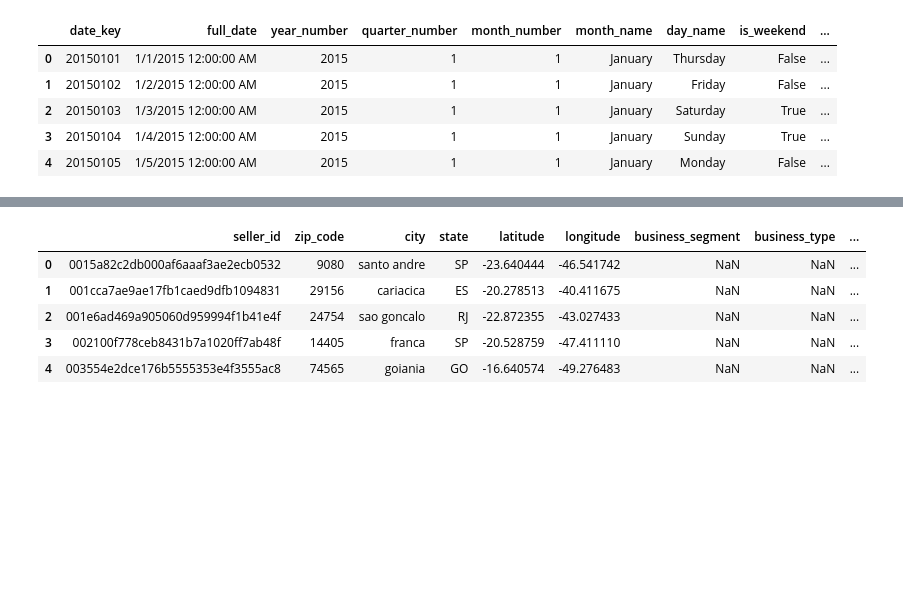
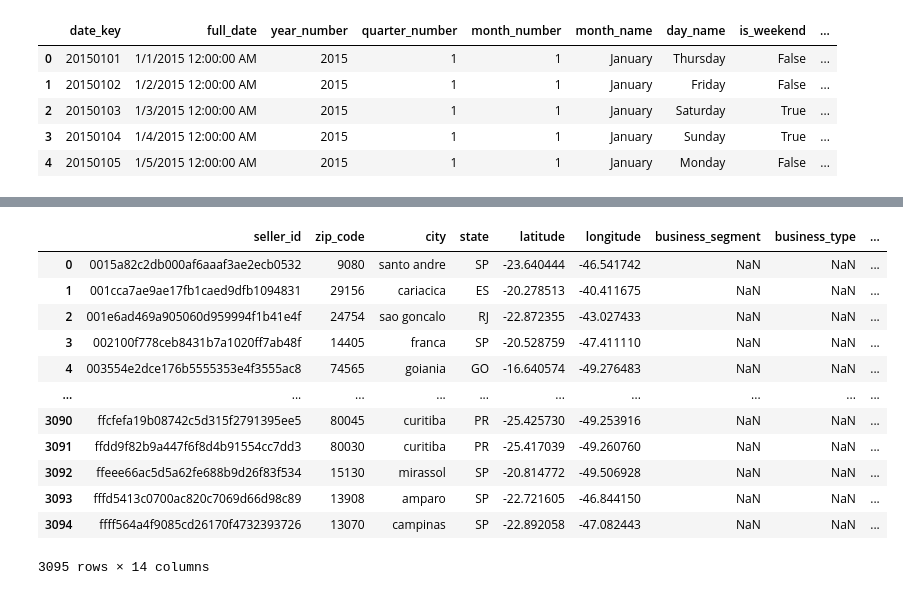
Before and after one commit to NitoBoritto/Olist_Data_Department, a Jupyter notebook: notebooks/preprocessing.ipynb, the cells around one changed output, grey strips where cells are left out. Cells and saved outputs as stored; diff of their text form; code cells hidden in the pictures; blank space fills up the shorter version.

```diff
--- a/notebooks/preprocessing.ipynb
+++ b/notebooks/preprocessing.ipynb
@@ -44,10 +60,17 @@ Dim_Products.head()
 # %%
-Dim_Sellers.head()
+Dim_Sellers
 # %% [output]
 |  | seller_id | zip_code | city | state | latitude | longitude | business_segment | business_type | ... |
 | 0 | 0015a82c2db000af6aaaf3ae2ecb0532 | 9080 | santo andre | SP | -23.640444 | -46.541742 | NaN | NaN | ... |
 | 1 | 001cca7ae9ae17fb1caed9dfb1094831 | 29156 | cariacica | ES | -20.278513 | -40.411675 | NaN | NaN | ... |
 | 2 | 001e6ad469a905060d959994f1b41e4f | 24754 | sao goncalo | RJ | -22.872355 | -43.027433 | NaN | NaN | ... |
 | 3 | 002100f778ceb8431b7a1020ff7ab48f | 14405 | franca | SP | -20.528759 | -47.411110 | NaN | NaN | ... |
 | 4 | 003554e2dce176b5555353e4f3555ac8 | 74565 | goiania | GO | -16.640574 | -49.276483 | NaN | NaN | ... |
+| ... | ... | ... | ... | ... | ... | ... | ... | ... | ... |
+| 3090 | ffcfefa19b08742c5d315f2791395ee5 | 80045 | curitiba | PR | -25.425730 | -49.253916 | NaN | NaN | ... |
+| 3091 | ffdd9f82b9a447f6f8d4b91554cc7dd3 | 80030 | curitiba | PR | -25.417039 | -49.260760 | NaN | NaN | ... |
+| 3092 | ffeee66ac5d5a62fe688b9d26f83f534 | 15130 | mirassol | SP | -20.814772 | -49.506928 | NaN | NaN | ... |
+| 3093 | fffd5413c0700ac820c7069d66d98c89 | 13908 | amparo | SP | -22.721605 | -46.844150 | NaN | NaN | ... |
+| 3094 | ffff564a4f9085cd26170f4732393726 | 13070 | campinas | SP | -22.892058 | -47.082443 | NaN | NaN | ... |
+3095 rows × 14 columns
 # %%
```
Also changed, not shown: parts of 39 cells of this notebook.
